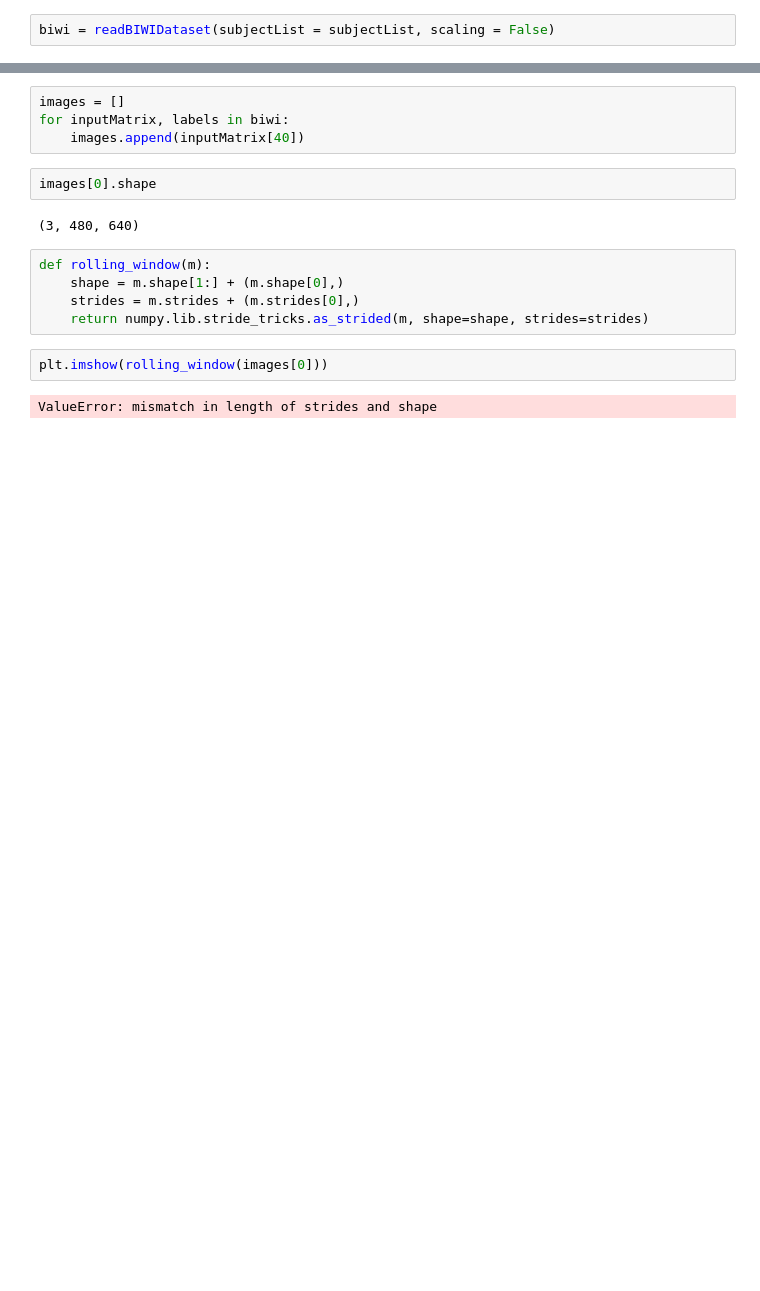
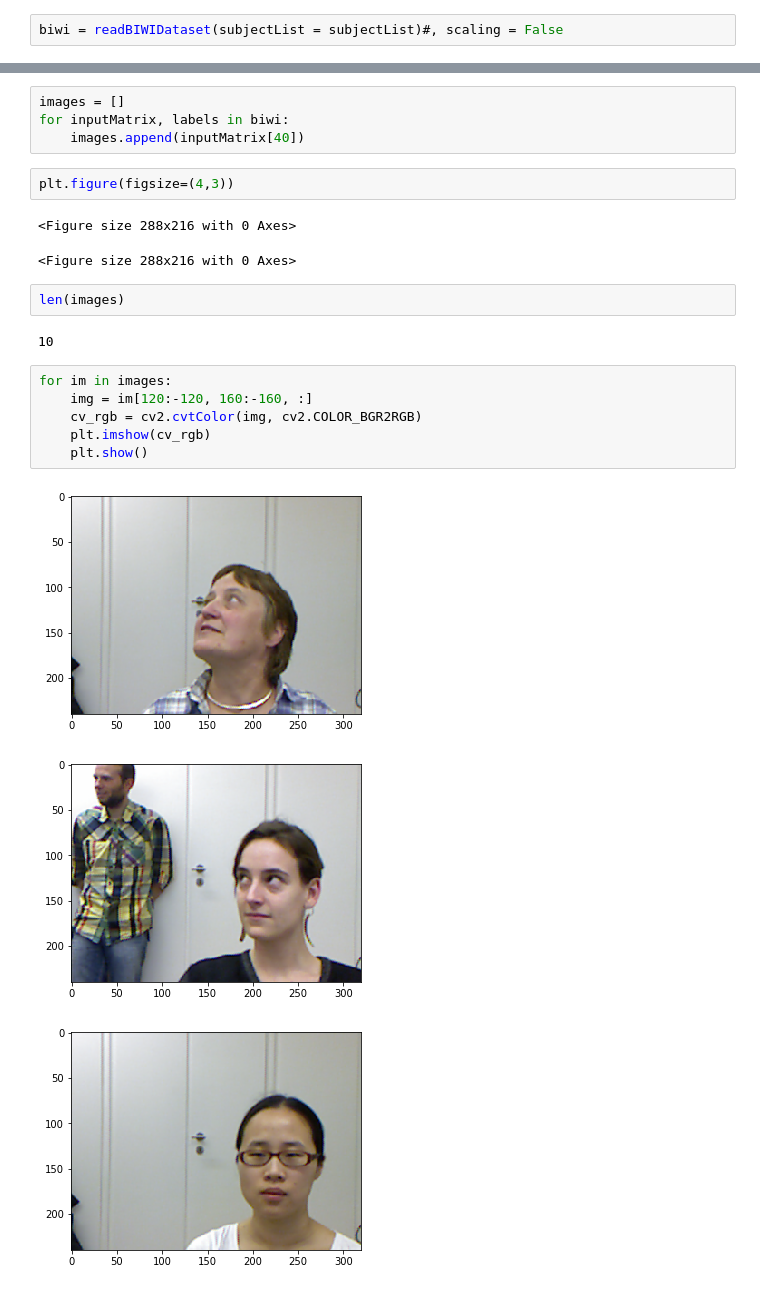
Before and after one commit to muratcancicek/Deep_RL_For_Head_Pose_Est, a Jupyter notebook: DeepRL_For_HPE/Untitled.ipynb, the cells around one changed output, grey strips where cells are left out. Drawn from its saved outputs; the diff is of its cells as text; blank space fills up the shorter version.

```diff
--- a/DeepRL_For_HPE/Untitled.ipynb
+++ b/DeepRL_For_HPE/Untitled.ipynb
@@ -7,5 +7,5 @@ from matplotlib import pyplot as plt
 subjectList = [1, 2, 3, 4, 5, 7, 8, 11, 12, 14] # except [6, 10, 13, ]
 testSubjects = [9]
 # %%
-biwi = readBIWIDataset(subjectList = subjectList, scaling = False)
+biwi = readBIWIDataset(subjectList = subjectList)#, scaling = False
 # %% [output]
@@ -14,16 +14,22 @@ All frames and annotations from 10 datasets have been read by 2018-12-30 14:43:3
 images = []
 for inputMatrix, labels in biwi:
     images.append(inputMatrix[40])
-# %%
-images[0].shape
-# %% [output]
-(3, 480, 640)
-# %%
-def rolling_window(m):
-    shape = m.shape[1:] + (m.shape[0],)
-    strides = m.strides + (m.strides[0],)
-    return numpy.lib.stride_tricks.as_strided(m, shape=shape, strides=strides)
-# %%
-plt.imshow(rolling_window(images[0]))
-# %% [output]
-ValueError: mismatch in length of strides and shape
+# %%
+plt.figure(figsize=(4,3))
+# %% [output]
+<Figure size 288x216 with 0 Axes>
+<Figure size 288x216 with 0 Axes>
+# %%
+len(images)
+# %% [output]
+10
+# %%
+for im in images:
+    img = im[120:-120, 160:-160, :]
+    cv_rgb = cv2.cvtColor(img, cv2.COLOR_BGR2RGB)
+    plt.imshow(cv_rgb)
+    plt.show()
+# %% [output]
+[figure, added]
+[figure, added]
+[figure, added]
```
Also changed, not shown: parts of 2 cells of this notebook, 1 other file.
